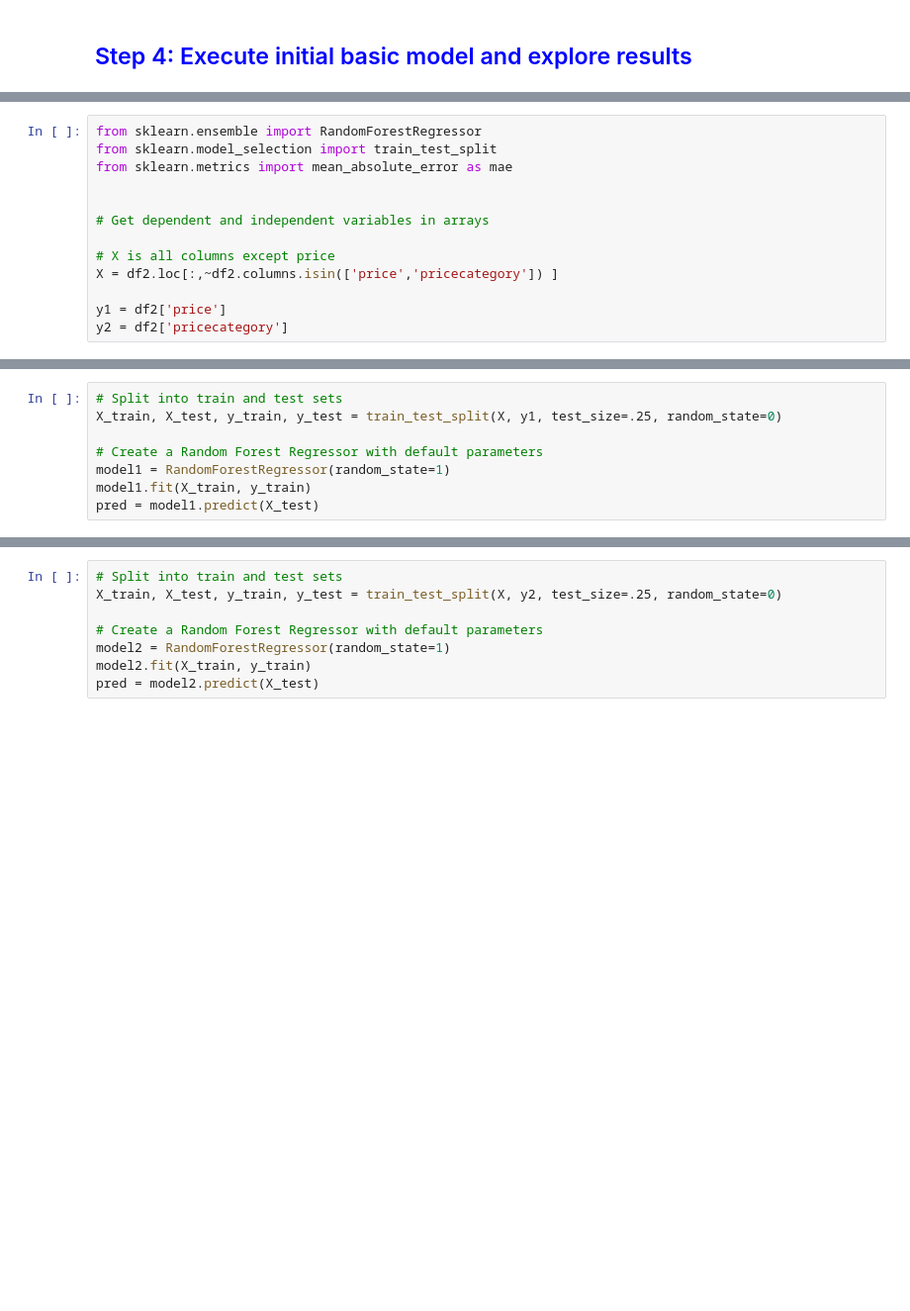
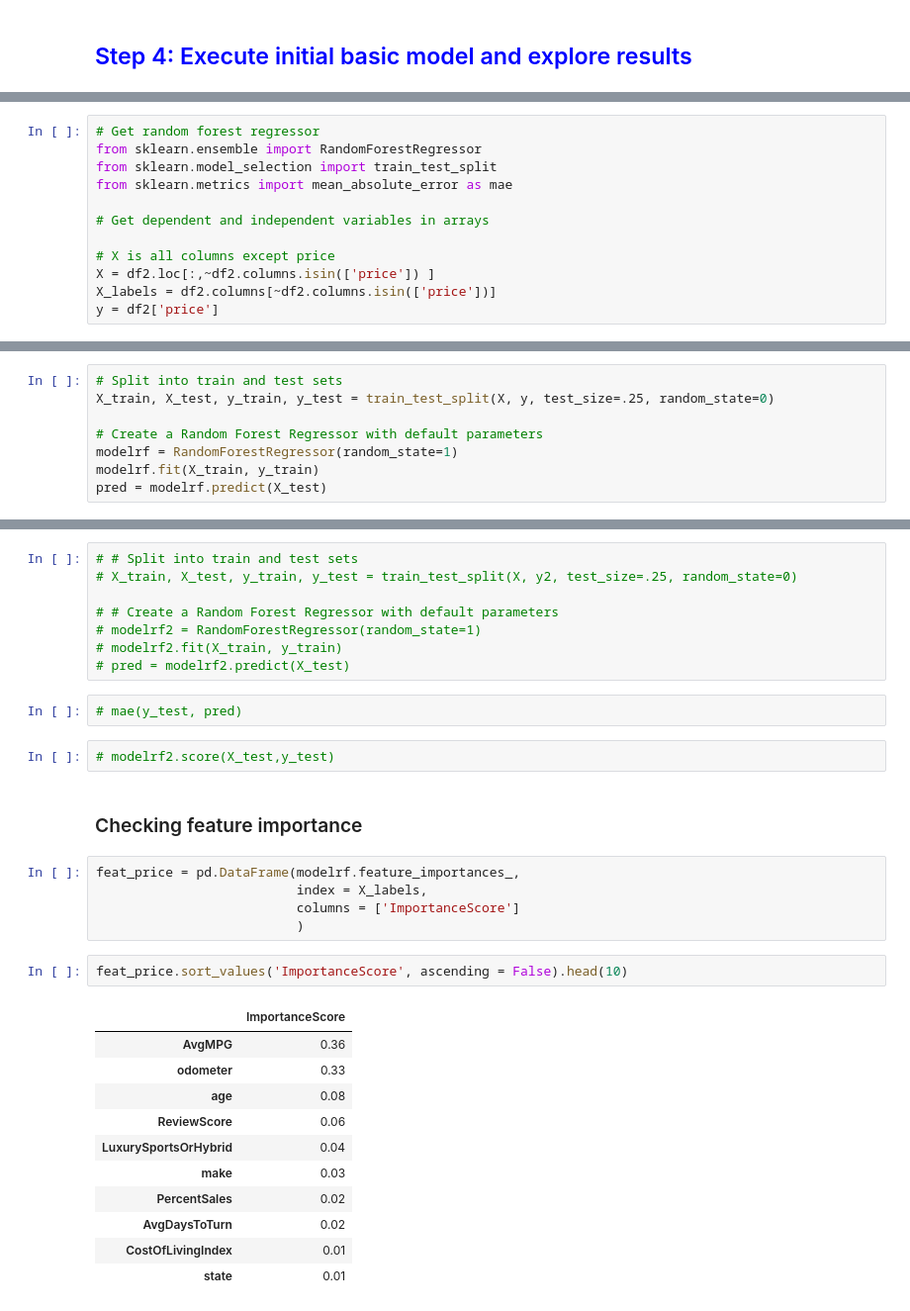
Before and after one commit to jchowdhury82/Used_Car_Price_Predictor, a Jupyter notebook: UsedCarEDA.ipynb, the cells around one changed output, grey strips where cells are left out. Shown at 99% size. Saved outputs shown, nothing was run; the diff lists cells and outputs as text; blank space fills up the shorter version.

```diff
--- a/UsedCarEDA.ipynb
+++ b/UsedCarEDA.ipynb
@@ -603,13 +586,12 @@ df2
 # %%
+# Get random forest regressor
 from sklearn.ensemble import RandomForestRegressor
 from sklearn.model_selection import train_test_split
 from sklearn.metrics import mean_absolute_error as mae
 
-
 # Get dependent and independent variables in arrays
 
 # X is all columns except price
-X = df2.loc[:,~df2.columns.isin(['price','pricecategory']) ]
-
-y1 = df2['price']
-y2 = df2['pricecategory']
+X = df2.loc[:,~df2.columns.isin(['price']) ]
+X_labels = df2.columns[~df2.columns.isin(['price'])]
+y = df2['price']
@@ -618,11 +608,11 @@ y2 = df2['pricecategory']
 # %%
 # Split into train and test sets
-X_train, X_test, y_train, y_test = train_test_split(X, y1, test_size=.25, random_state=0)
+X_train, X_test, y_train, y_test = train_test_split(X, y, test_size=.25, random_state=0)
 
 # Create a Random Forest Regressor with default parameters
-model1 = RandomForestRegressor(random_state=1)
-model1.fit(X_train, y_train)
-pred = model1.predict(X_test)
+modelrf = RandomForestRegressor(random_state=1)
+modelrf.fit(X_train, y_train)
+pred = modelrf.predict(X_test)
 # %%
 mae(y_test, pred)
 # %% [output]
@@ -636,8 +624,33 @@ model1.score(X_test,y_test)
 # %%
-# Split into train and test sets
-X_train, X_test, y_train, y_test = train_test_split(X, y2, test_size=.25, random_state=0)
+# # Split into train and test sets
+# X_train, X_test, y_train, y_test = train_test_split(X, y2, test_size=.25, random_state=0)
 
-# Create a Random Forest Regressor with default parameters
-model2 = RandomForestRegressor(random_state=1)
-model2.fit(X_train, y_train)
-pred = model2.predict(X_test)
+# # Create a Random Forest Regressor with default parameters
+# modelrf2 = RandomForestRegressor(random_state=1)
+# modelrf2.fit(X_train, y_train)
+# pred = modelrf2.predict(X_test)
+# %%
+# mae(y_test, pred)
+# %%
+# modelrf2.score(X_test,y_test)
+# %% [markdown]
+### Checking feature importance
+# %%
+feat_price = pd.DataFrame(modelrf.feature_importances_,
+                          index = X_labels,
+                          columns = ['ImportanceScore']
+                          )
+# %%
+feat_price.sort_values('ImportanceScore', ascending = False).head(10)
+# %% [output]
+|  | ImportanceScore |
+| AvgMPG | 0.36 |
+| odometer | 0.33 |
+| age | 0.08 |
+| ReviewScore | 0.06 |
+| LuxurySportsOrHybrid | 0.04 |
+| make | 0.03 |
+| PercentSales | 0.02 |
+| AvgDaysToTurn | 0.02 |
+| CostOfLivingIndex | 0.01 |
+| state | 0.01 |
```
Also changed, not shown: parts of 43 cells of this notebook.
